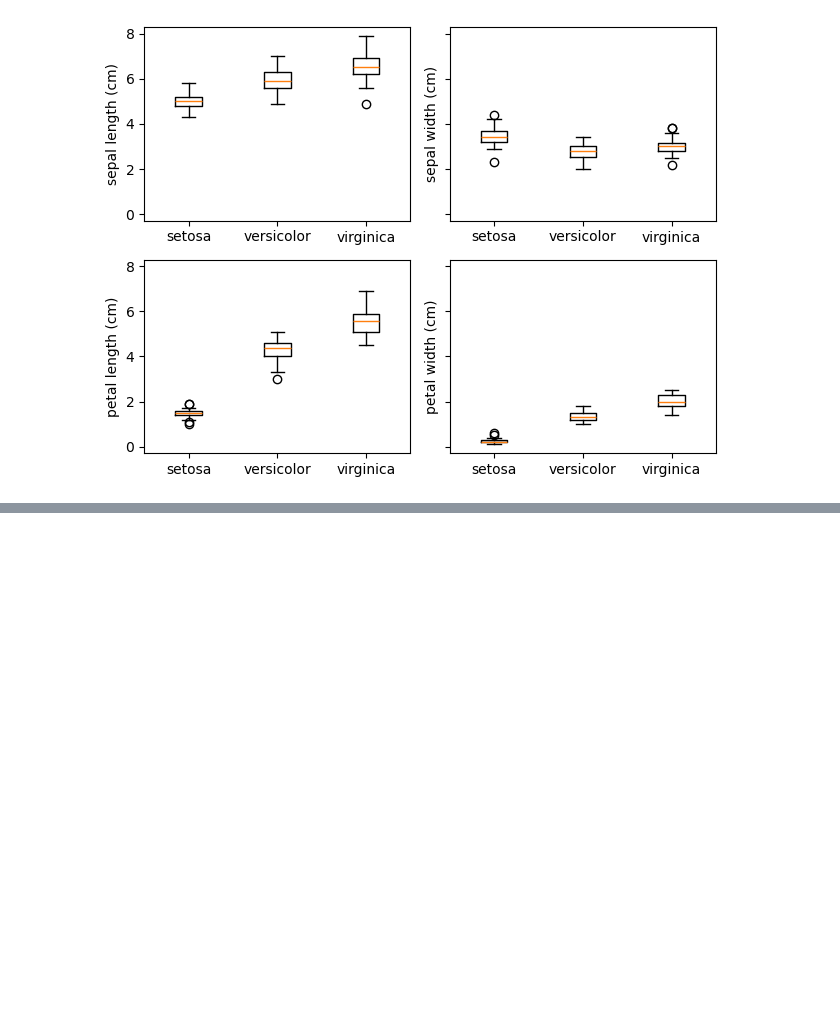
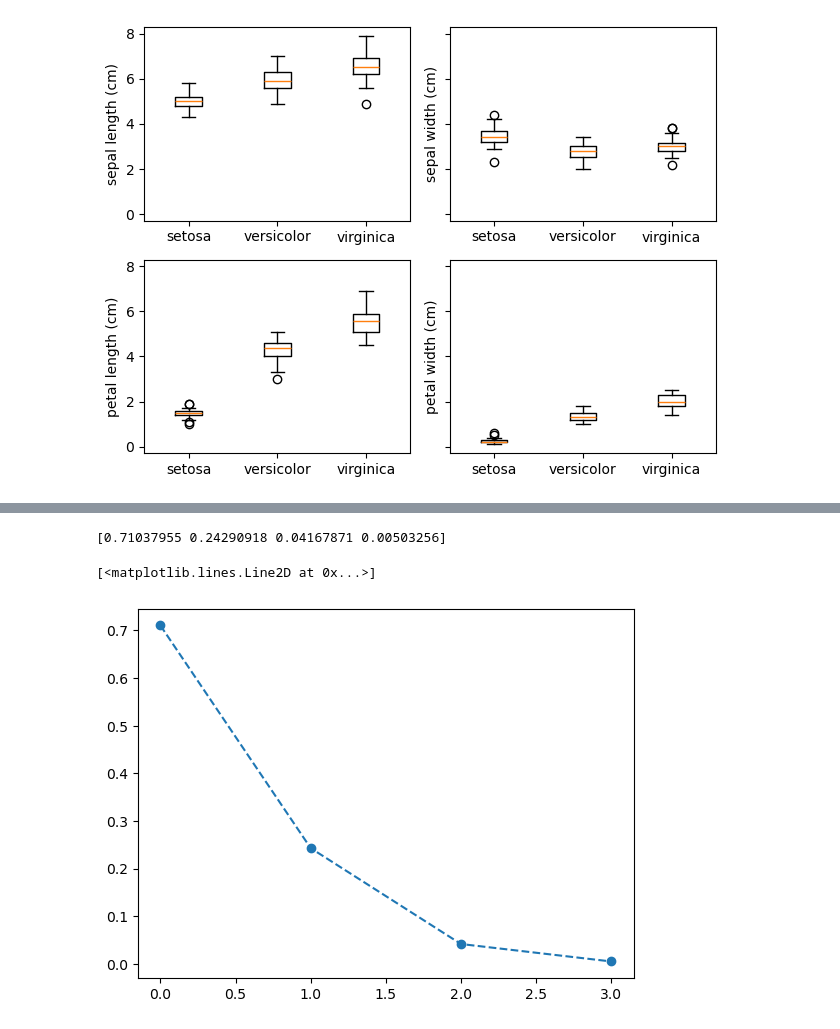
Before and after one commit to JINSUKO/Machin-Leaning-course-Practices, a Jupyter notebook: pratice_iris_data.ipynb, the cells around one changed output, grey strips where cells are left out. Saved outputs shown, nothing was run; the diff lists cells and outputs as text; code cells hidden in the pictures; blank space fills up the shorter version.

```diff
--- a/pratice_iris_data.ipynb
+++ b/pratice_iris_data.ipynb
@@ -121,0 +220,13 @@ plt.show()
+# %%
+from sklearn.decomposition import PCA
+
+# 정규화한 훈련 데이터로 4차원 특성을 2차원으로 축소함
+
+pca = PCA(n_components=4)
+pca.fit(X_train_scaled)
+print(pca.explained_variance_ratio_)
+plt.plot(pca.explained_variance_ratio_, 'o--')
+# %% [output]
+[0.71037955 0.24290918 0.04167871 0.00503256]
+[<matplotlib.lines.Line2D at 0x...>]
+[figure, added]
```
Also changed, not shown: parts of 19 cells of this notebook.
